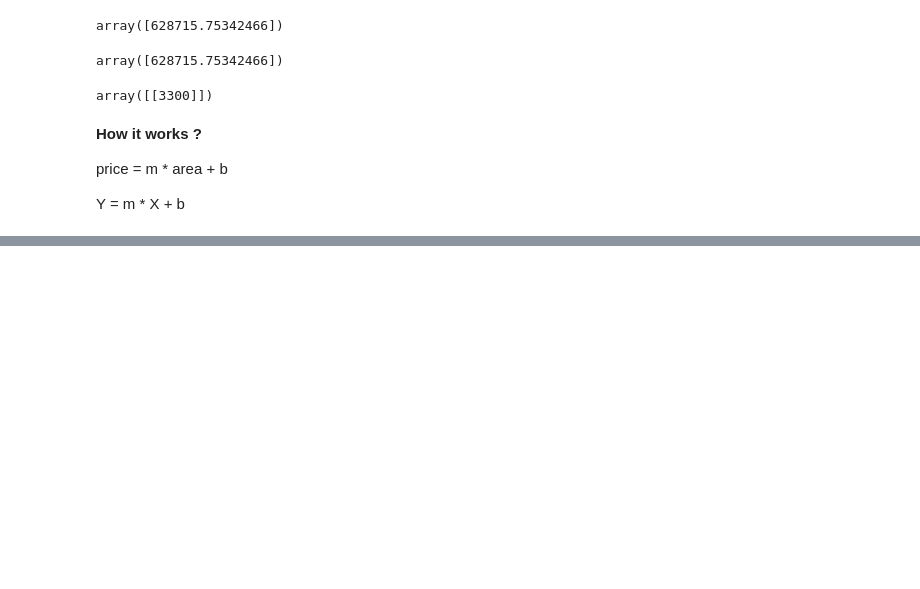
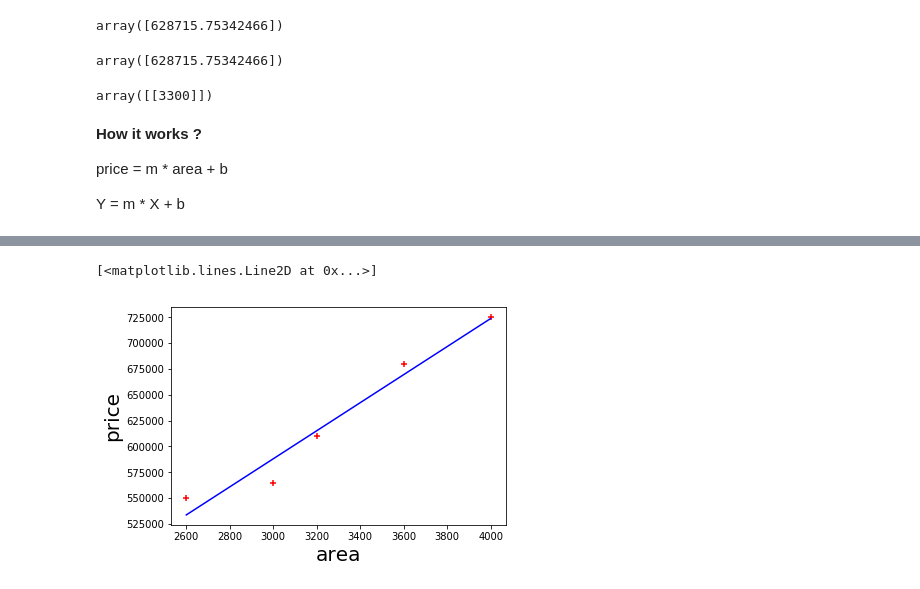
Before and after one commit to harishtm/data_analysis_python, a Jupyter notebook: ml_learning/linear_regression_examples/linear_regression_with_one_variable.ipynb, the cells around one changed output, grey strips where cells are left out. Drawn from its saved outputs; the diff is of its cells as text; code cells hidden in the pictures; blank space fills up the shorter version.

```diff
--- a/ml_learning/linear_regression_examples/linear_regression_with_one_variable.ipynb
+++ b/ml_learning/linear_regression_examples/linear_regression_with_one_variable.ipynb
@@ -87,0 +145,8 @@ Y = m * X + b
+# %%
+plt.xlabel('area', fontsize=20)
+plt.ylabel('price', fontsize=20)
+plt.scatter(df.area, df.price, marker='+', color='red')
+plt.plot(df.area, reg.predict(area), color='blue') # default is line style
+# %% [output]
+[<matplotlib.lines.Line2D at 0x...>]
+[figure, added]
```
Also changed, not shown: parts of 9 cells of this notebook, 1 other file.
